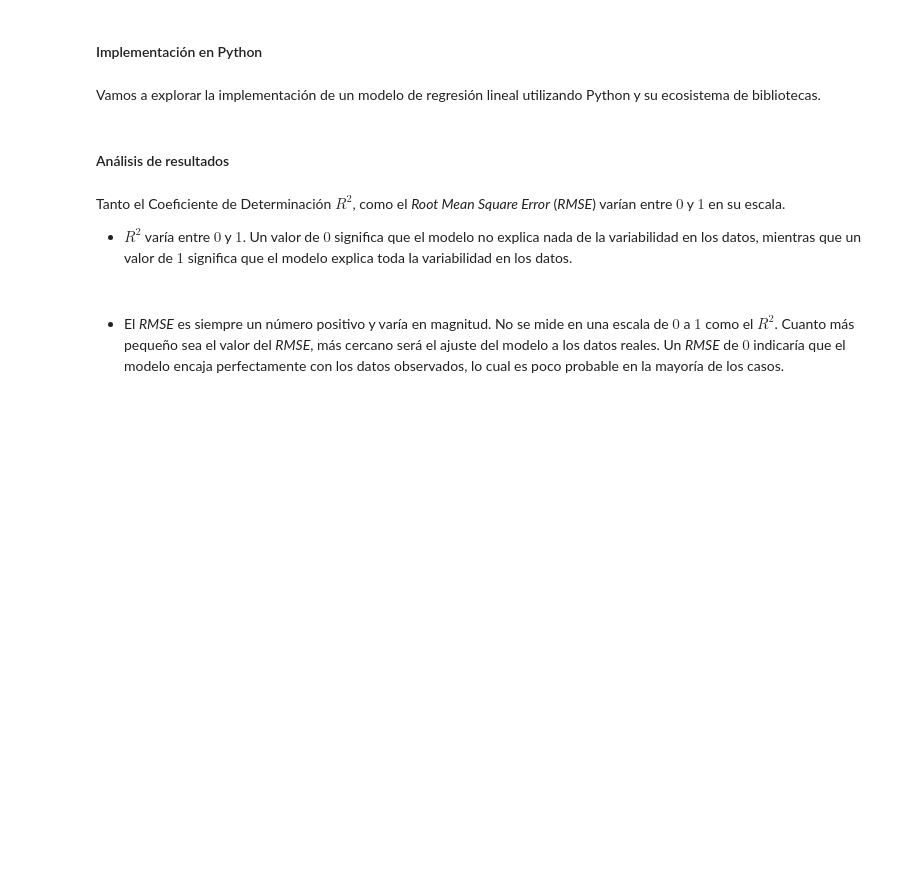
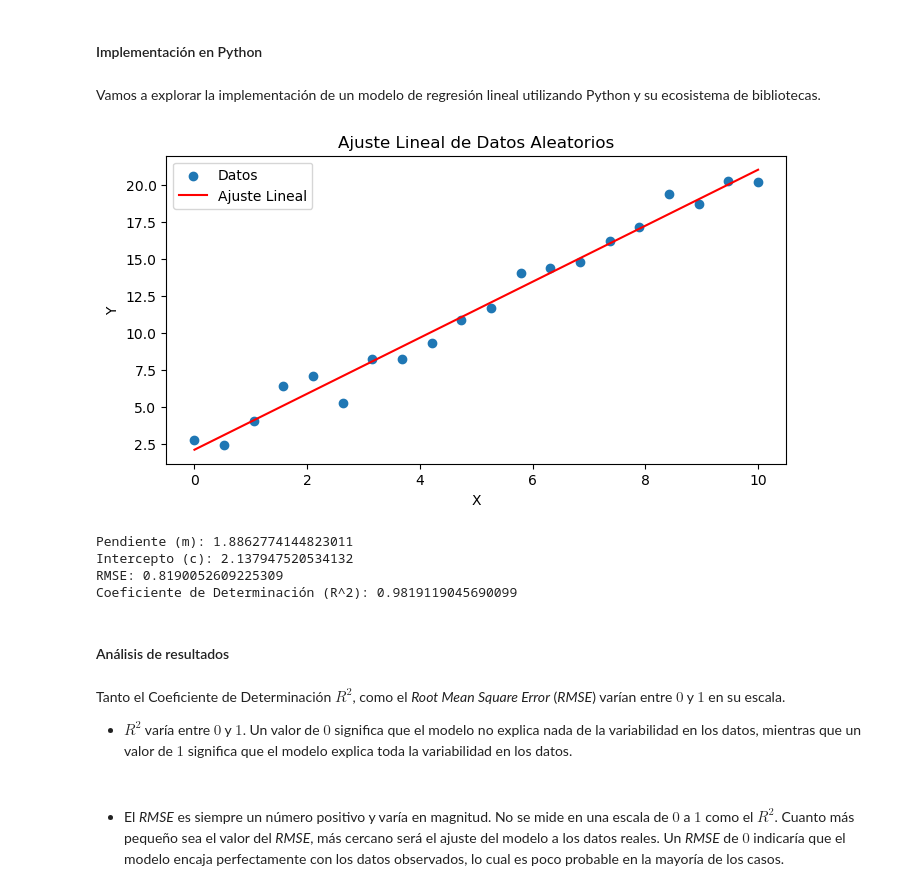
Before and after one commit to carlosalvarezh/EstructuraDatosAlgoritmos2, a Jupyter notebook: S08_AlgoritmosAvanzados_ML_ClasificacionRegresion.ipynb, the cells around one changed output. Cells and saved outputs as stored; diff of their text form; code cells hidden in the pictures; blank space fills up the shorter version.

```diff
--- a/S08_AlgoritmosAvanzados_ML_ClasificacionRegresion.ipynb
+++ b/S08_AlgoritmosAvanzados_ML_ClasificacionRegresion.ipynb
@@ -142,36 +142,52 @@ Vamos a explorar la implementación de un modelo de regresión lineal utilizando
 # %%
 import numpy as np
 import matplotlib.pyplot as plt
 
 # Generación de datos aleatorios
 np.random.seed(0)
 x = np.linspace(0, 10, 20)
 y = 2 * x + 1 + np.random.normal(0, 1, 20)
 
+beta1 = np.sum((x - np.mean(x)) * (y - np.mean(y))) / np.sum((x - np.mean(x))**2)
+beta0 = np.mean(y) - beta1 * np.mean(x)
+
+y_pred = beta0 + beta1 * x
+
+R2 = np.sum((y_pred - np.mean(y))**2) / np.sum((y - np.mean(y))**2)
+SEE = np.sqrt(np.sum((y - y_pred)**2) / (len(x) - 2))
+
+"""
 # Cálculo de los parámetros del ajuste lineal
 A = np.vstack([x, np.ones(len(x))]).T
 m, c = np.linalg.lstsq(A, y, rcond=None)[0]
-
 # Estadísticas del ajuste
 residuals = y - (m*x + c)
 rmse = np.sqrt(np.mean(residuals**2))
 r_squared = 1 - (np.sum(residuals**2) / np.sum((y - np.mean(y))**2))
+"""
+
 
 # Graficar los datos y la recta de ajuste
 plt.figure(figsize=(8, 4))
 plt.scatter(x, y, label='Datos')
-plt.plot(x, m*x + c, 'r', label='Ajuste Lineal')
+plt.plot(x, beta1*x + beta0, 'r', label='Ajuste Lineal')
 plt.xlabel('X')
 plt.ylabel('Y')
 plt.legend()
 plt.title('Ajuste Lineal de Datos Aleatorios')
 plt.show()
 
 # Imprimir resultados
-print("Pendiente (m):", m)
-print("Intercepto (c):", c)
-print("RMSE:", rmse)
-print("Coeficiente de Determinación (R^2):", r_squared)
+print("Pendiente (m):", beta1)
+print("Intercepto (c):", beta0)
+print("RMSE:", SEE)
+print("Coeficiente de Determinación (R^2):", R2)
+# %% [output]
+[figure, added]
+Pendiente (m): 1.8862774144823011
+Intercepto (c): 2.137947520534132
+RMSE: 0.8190052609225309
+Coeficiente de Determinación (R^2): 0.9819119045690099
 # %% [markdown]
 #### Análisis de resultados
 # %% [markdown]
```
